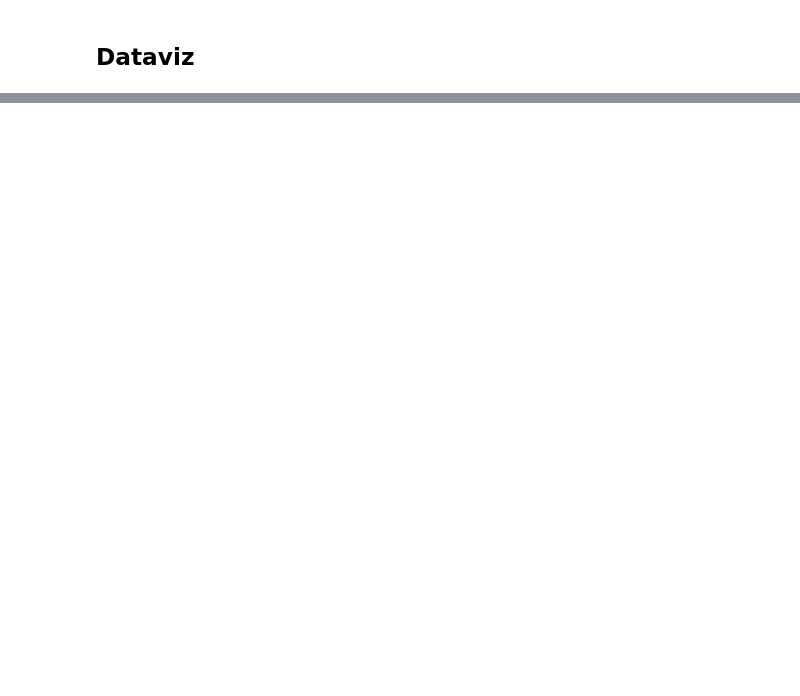
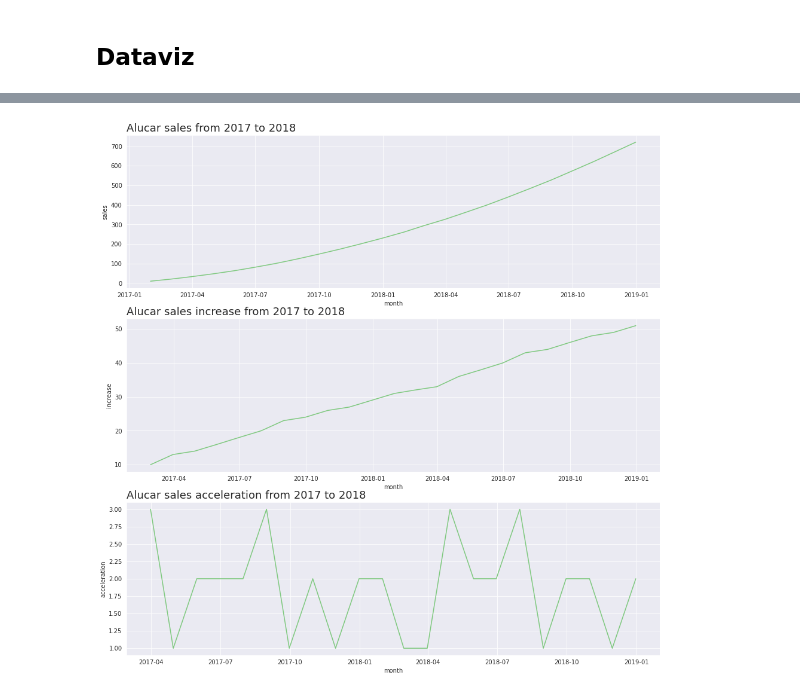
Before and after one commit to pathilink/alura_time_series, a Jupyter notebook: notebook/1_sales.ipynb, the cells around one changed output, grey strips where cells are left out. Cells and saved outputs as stored; diff of their text form; code cells hidden in the pictures; blank space fills up the shorter version.

```diff
--- a/notebook/1_sales.ipynb
+++ b/notebook/1_sales.ipynb
@@ -69,0 +143,32 @@ sns.lineplot(x='mes', y='vendas', data=df_sales)
+# %%
+def plot_comparison(x, y1, y2, y3, dataset, title1, title2, title3):
+  plt.figure(figsize=(16, 16))
+
+  ax1 = plt.subplot(3, 1, 1) # (number of graphs, number of parts, order of graphs)
+  ax1.set_title(title1, fontsize=18, loc='left')
+  sns.lineplot(x=x, y=y1, data=dataset)
+
+  ax2 = plt.subplot(3, 1, 2)
+  ax2.set_title(title2, fontsize=18, loc='left')
+  sns.lineplot(x=x, y=y2, data=dataset)
+
+
+  ax3 = plt.subplot(3, 1, 3)
+  ax3.set_title(title3, fontsize=18, loc='left')
+  sns.lineplot(x=x, y=y3, data=dataset)
+  # ax1 = ax1
+  # ax2 = ax2
+  # ax3 = ax3
+# %%
+plot_comparison(
+    'month',
+    'sales',
+    'increase',
+    'acceleration',
+    df_sales,
+    'Alucar sales from 2017 to 2018',
+    'Alucar sales increase from 2017 to 2018',
+    'Alucar sales acceleration from 2017 to 2018'
+    )
+# %% [output]
+[figure, added]
```
Also changed, not shown: parts of 17 cells of this notebook.
